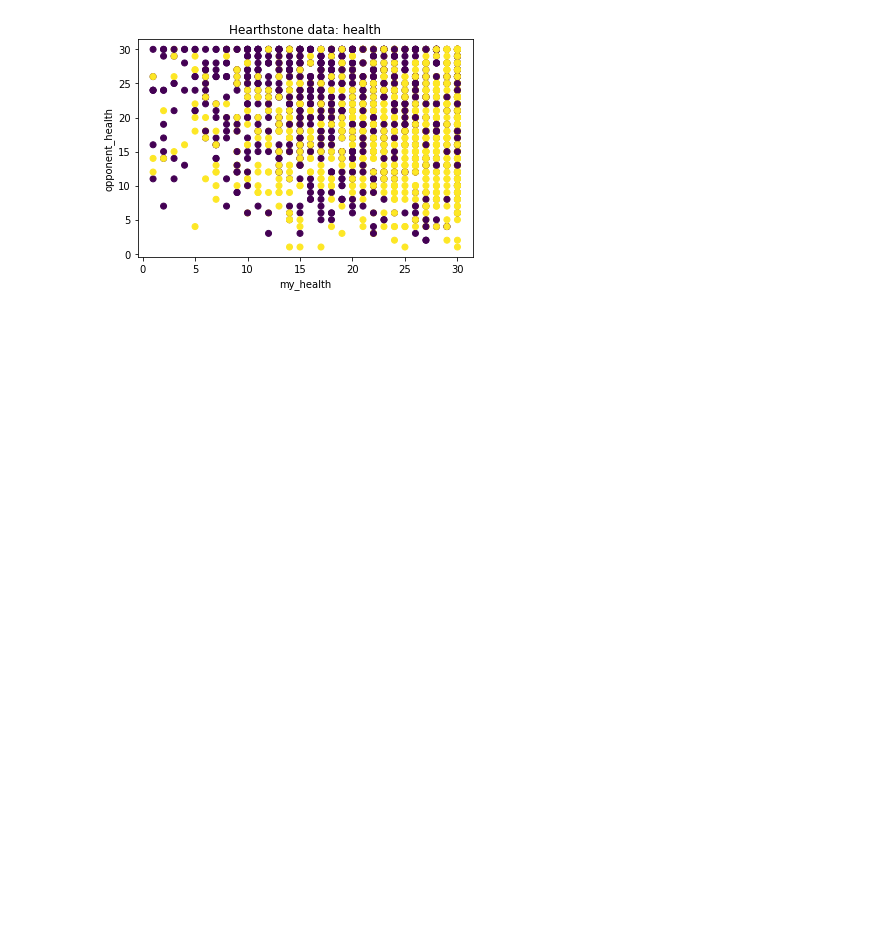
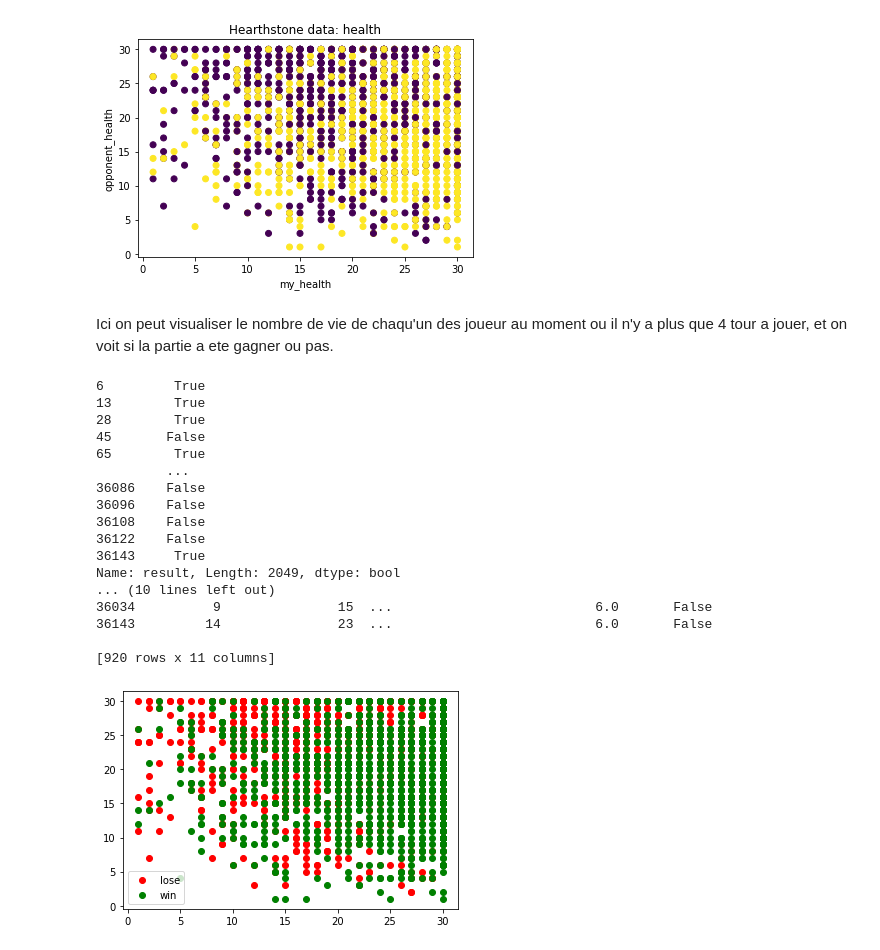
Before and after one commit to Thomas-Guibert/AI-TP3, a Jupyter notebook: AI_TP3.ipynb, the cells around one changed output. Cells and saved outputs as stored; diff of their text form; code cells hidden in the pictures; blank space fills up the shorter version.

```diff
--- a/AI_TP3.ipynb
+++ b/AI_TP3.ipynb
@@ -156,3 +190,35 @@ plt.scatter(X[x_col], X[y_col],c=Y)
 plt.show()
 # %% [output]
 [figure]
+# %% [markdown]
+Ici on peut visualiser le nombre de vie de chaqu'un des joueur au moment ou il n'y a plus que 4 tour a jouer, et on voit si la partie a ete gagner ou pas.
+# %%
+#Remplace les 0 et 1 des resultat par True et False
+print(Y==0)
+#fait la meme chose mais en affichant tout les autre attribut
+print(X[Y==0])
+
+plt.scatter(X[Y==0][x_col], X[Y==0][y_col], color="red",label="lose")
+plt.scatter(X[Y==1][x_col], X[Y==1][y_col], color="green",label="win")
+
+plt.legend()
+plt.show()
+# %% [output]
+6         True
+13        True
+28        True
+45       False
+65        True
+         ...
+36086    False
+36096    False
+36108    False
+36122    False
+36143     True
+Name: result, Length: 2049, dtype: bool
+... (10 lines left out)
+36034          9               15  ...                          6.0       False
+36143         14               23  ...                          6.0       False
+
+[920 rows x 11 columns]
+[figure, added]
```
Also changed, not shown: parts of 36 cells of this notebook.
